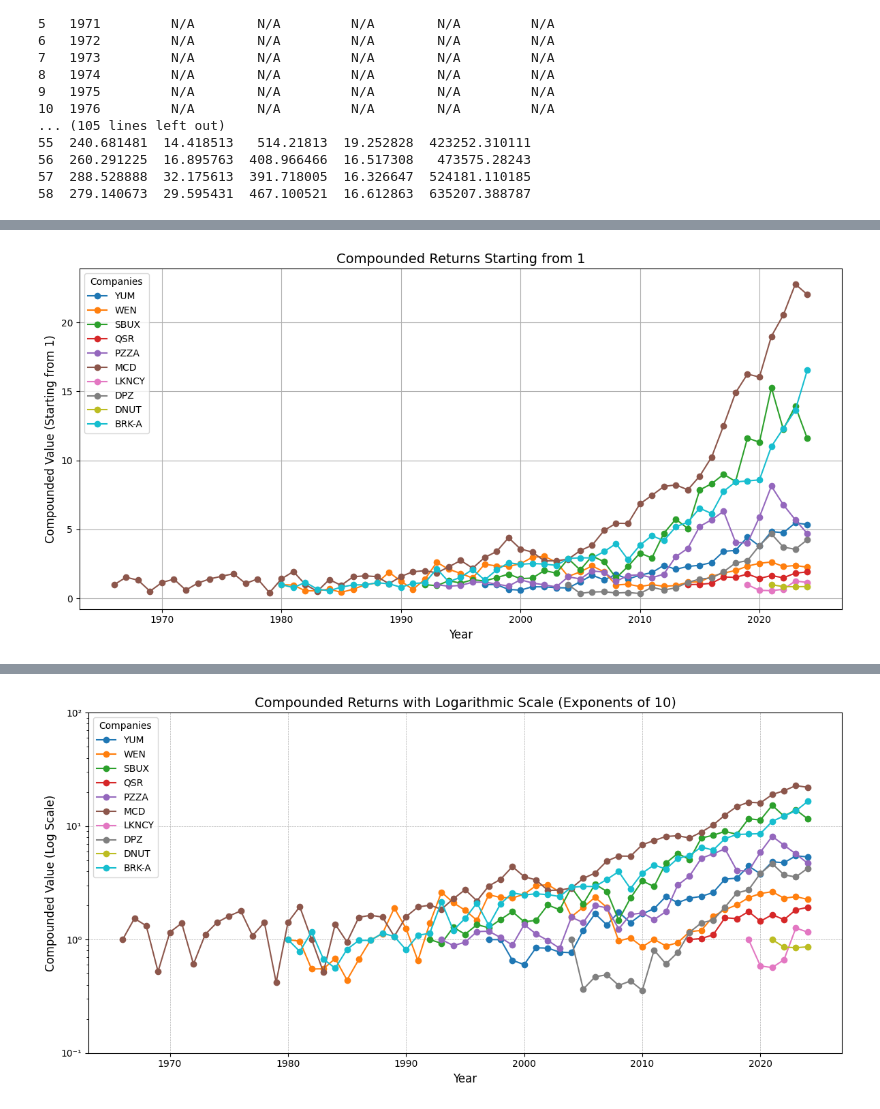
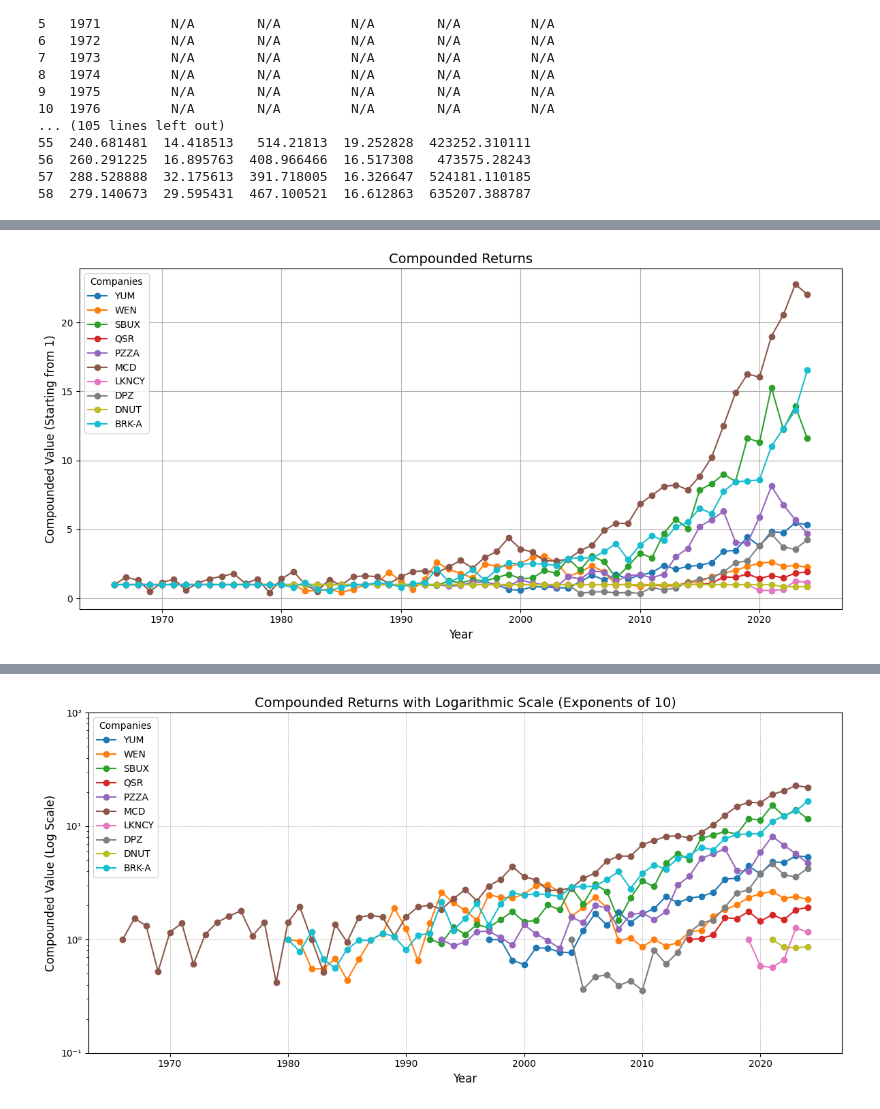
Before and after one commit to aditinarayann/FinalPythonProject_Team7, a Jupyter notebook: exercise_5.ipynb, the cells around one changed output, grey strips where cells are left out. Saved outputs shown, nothing was run; the diff lists cells and outputs as text; code cells hidden in the pictures.

```diff
--- a/exercise_5.ipynb
+++ b/exercise_5.ipynb
@@ -149,28 +118,39 @@ plt.show()
 # %%
-# Compute compounded returns starting from 1
+import pandas as pd
+import matplotlib.pyplot as plt
+
+# Compute compounded returns starting from 1 using `yearly_avg_table`
 compounded_returns = {}
 
-for company, filepath in files.items():
-    data = pd.read_csv(filepath, parse_dates=["Date"])
-    data["Year"] = data["Date"].dt.year
-    yearly_avg = data.groupby("Year")["Close"].mean()
-    compounded_return = (1 + yearly_avg.pct_change().fillna(0)).cumprod()
+for company in yearly_avg_table.columns[1:]:  # Exclude 'Year' column
+    yearly_avg_table[company] = pd.to_numeric(yearly_avg_table[company], errors='coerce')  # Ensure numeric values
+    # Calculate percentage change and compounded returns
+    percentage_change = yearly_avg_table[company].pct_change().fillna(0)
+    compounded_return = (1 + percentage_change).cumprod()
     compounded_returns[company] = compounded_return
 
 # Combine all compounded return data into a single DataFrame for plotting
 compounded_returns_df = pd.DataFrame(compounded_returns)
+compounded_returns_df['Year'] = yearly_avg_table['Year']
 
 # Plotting the compounded returns comparison
 plt.figure(figsize=(12, 6))
-for company in compounded_returns_df.columns:
-    plt.plot(compounded_returns_df.index, compounded_returns_df[company], marker='o', label=company)
+for company in compounded_returns_df.columns[:-1]:  # Exclude 'Year' column
+    valid_data = compounded_returns_df[['Year', company]].dropna()  # Drop rows with NA values for each company
+    if not valid_data.empty:  # Ensure data exists for the company
+        plt.plot(
+            valid_data['Year'],
+            valid_data[company],
+            marker='o',
+            label=company
+        )
 
-plt.title("Compounded Returns Starting from 1", fontsize=14)
+plt.title("Compounded Returns", fontsize=14)
 plt.xlabel("Year", fontsize=12)
 plt.ylabel("Compounded Value (Starting from 1)", fontsize=12)
 plt.legend(title="Companies")
 plt.grid(True)
 plt.tight_layout()
 plt.show()
 # %% [output]
-[figure, old version]
+[figure, new version]
```
Also changed, not shown: parts of 11 cells of this notebook, 1 other file.
